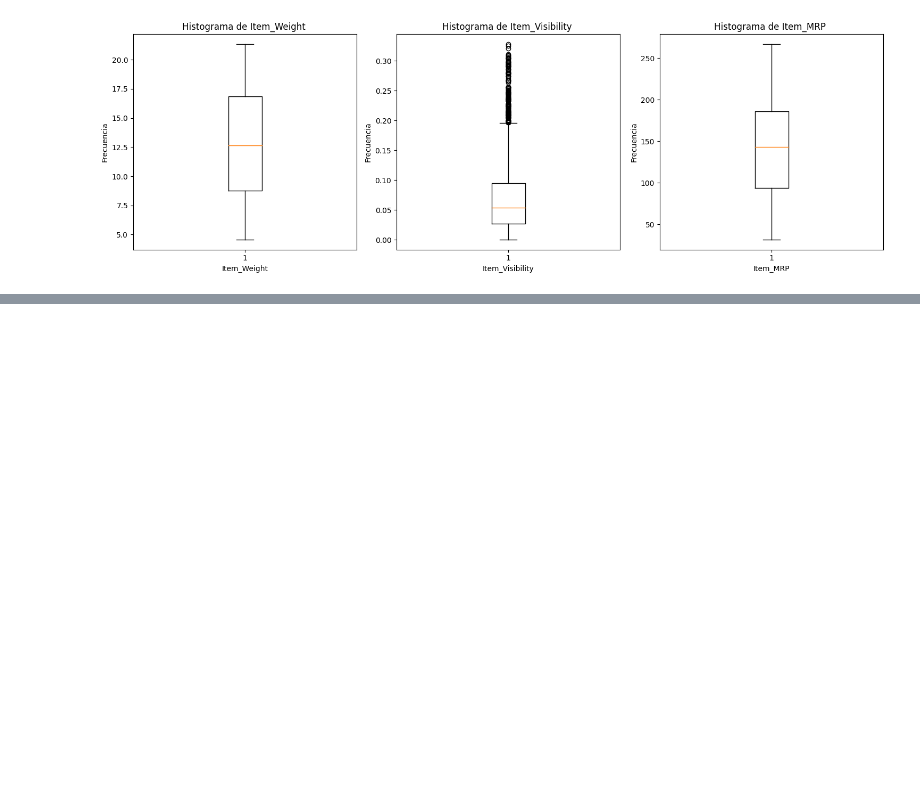
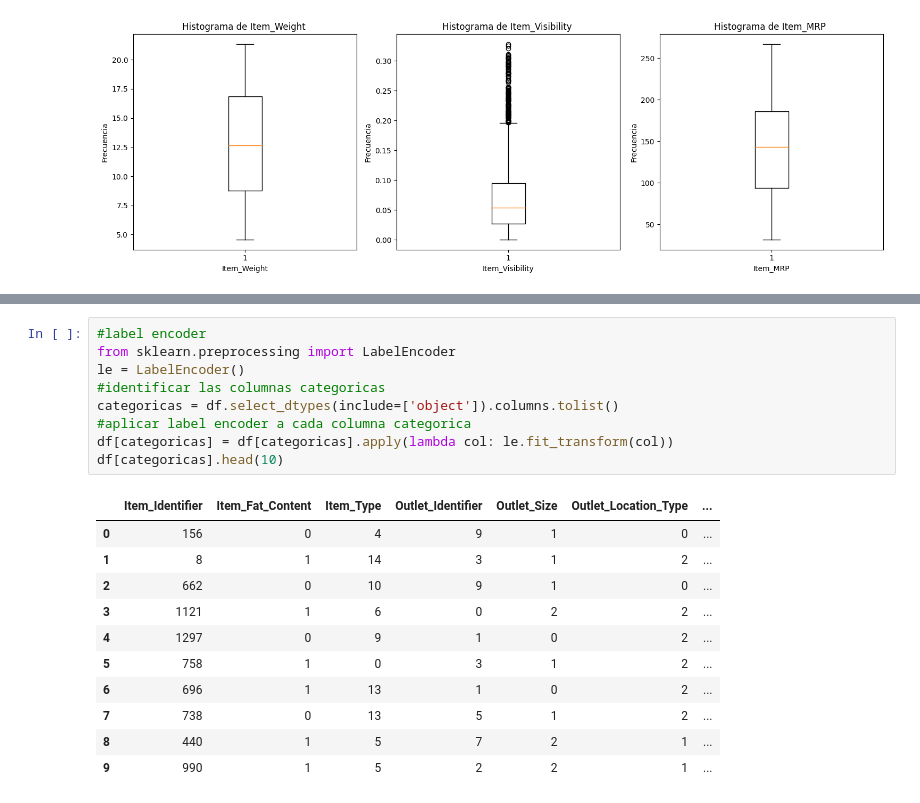
Before and after one commit to AlvaroBecker/predicciones-de-ventas, a Jupyter notebook: predicciones_de_ventas.ipynb, the cells around one changed output, grey strips where cells are left out. Saved outputs shown, nothing was run; the diff lists cells and outputs as text; blank space fills up the shorter version.

```diff
--- a/predicciones_de_ventas.ipynb
+++ b/predicciones_de_ventas.ipynb
@@ -361,3 +405,24 @@ plt.show
+# %%
+#label encoder
+from sklearn.preprocessing import LabelEncoder
+le = LabelEncoder()
+#identificar las columnas categoricas
+categoricas = df.select_dtypes(include=['object']).columns.tolist()
+#aplicar label encoder a cada columna categorica
+df[categoricas] = df[categoricas].apply(lambda col: le.fit_transform(col))
+df[categoricas].head(10)
+# %% [output]
+|  | Item_Identifier | Item_Fat_Content | Item_Type | Outlet_Identifier | Outlet_Size | Outlet_Location_Type | ... |
+| 0 | 156 | 0 | 4 | 9 | 1 | 0 | ... |
+| 1 | 8 | 1 | 14 | 3 | 1 | 2 | ... |
+| 2 | 662 | 0 | 10 | 9 | 1 | 0 | ... |
+| 3 | 1121 | 1 | 6 | 0 | 2 | 2 | ... |
+| 4 | 1297 | 0 | 9 | 1 | 0 | 2 | ... |
+| 5 | 758 | 1 | 0 | 3 | 1 | 2 | ... |
+| 6 | 696 | 1 | 13 | 1 | 0 | 2 | ... |
+| 7 | 738 | 0 | 13 | 5 | 1 | 2 | ... |
+| 8 | 440 | 1 | 5 | 7 | 2 | 1 | ... |
+| 9 | 990 | 1 | 5 | 2 | 2 | 1 | ... |
 # %%
 import seaborn as sns
 import matplotlib.pyplot as plt
```
Also changed, not shown: parts of 5 cells of this notebook, 35 other files.
